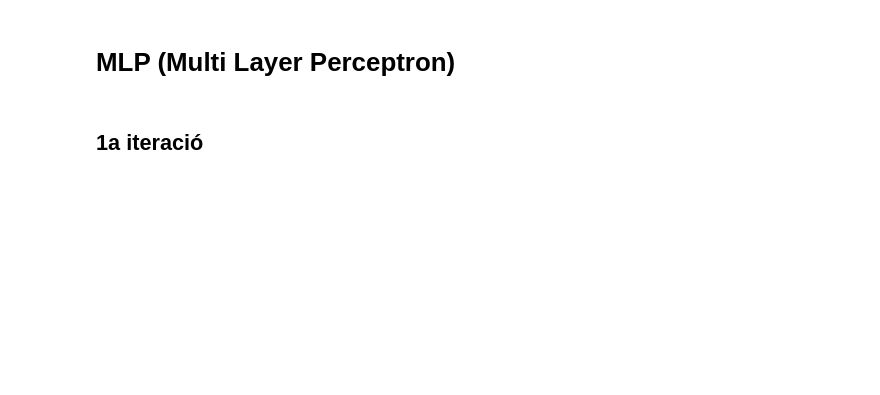
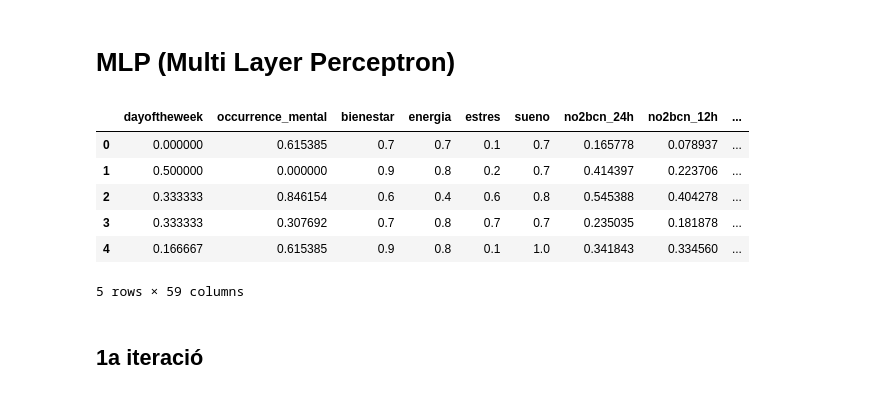
Before and after one commit to adraco007/Pollution_Health_BCN, a Jupyter notebook: totalModels.ipynb, the cells around one changed output. Saved outputs shown, nothing was run; the diff lists cells and outputs as text; code cells hidden in the pictures; blank space fills up the shorter version.

```diff
--- a/totalModels.ipynb
+++ b/totalModels.ipynb
@@ -152,3 +155,13 @@ X_test_std = X_test_std.drop(['district_16',
+# %%
+X_train_std.head()
+# %% [output]
+|  | dayoftheweek | occurrence_mental | bienestar | energia | estres | sueno | no2bcn_24h | no2bcn_12h | ... |
+| 0 | 0.000000 | 0.615385 | 0.7 | 0.7 | 0.1 | 0.7 | 0.165778 | 0.078937 | ... |
+| 1 | 0.500000 | 0.000000 | 0.9 | 0.8 | 0.2 | 0.7 | 0.414397 | 0.223706 | ... |
+| 2 | 0.333333 | 0.846154 | 0.6 | 0.4 | 0.6 | 0.8 | 0.545388 | 0.404278 | ... |
+| 3 | 0.333333 | 0.307692 | 0.7 | 0.8 | 0.7 | 0.7 | 0.235035 | 0.181878 | ... |
+| 4 | 0.166667 | 0.615385 | 0.9 | 0.8 | 0.1 | 1.0 | 0.341843 | 0.334560 | ... |
+5 rows × 59 columns
 # %% [markdown]
 ## 1a iteració
 # %%
```
Also changed, not shown: parts of 14 cells of this notebook.
